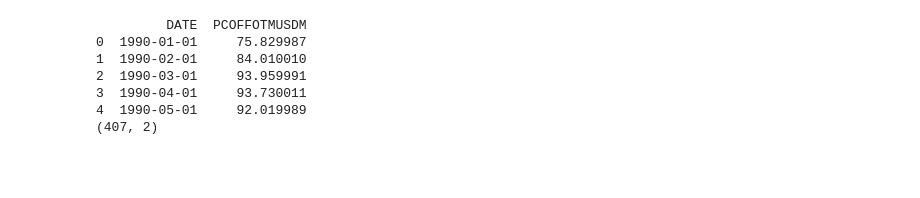
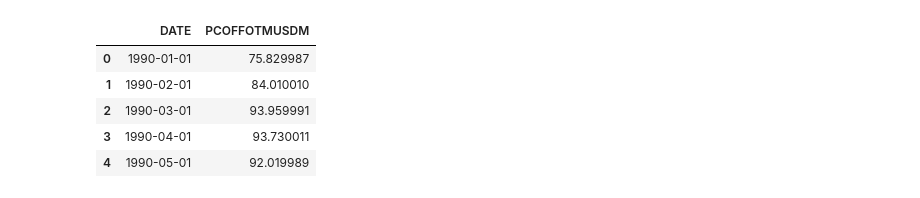
Before and after one commit to AAlbers341/project1_coffee_analysis, a Jupyter notebook: EDA/coffee_prices.ipynb, the cells around one changed output. Cells and saved outputs as stored; diff of their text form; code cells hidden in the pictures; blank space fills up the shorter version.

```diff
--- a/EDA/coffee_prices.ipynb
+++ b/EDA/coffee_prices.ipynb
@@ -7,13 +7,13 @@ from scipy import stats
 # from config import api_key
 # %%
 coffee_price = pd.read_csv('../Data/Raw/global_price_of_coffee.csv')
-print(coffee_price.head())
-print(coffee_price.shape)
+# print(coffee_price.head())
+# print(coffee_price.shape)
+coffee_price.head()
 # %% [output]
-         DATE  PCOFFOTMUSDM
-0  1990-01-01     75.829987
-1  1990-02-01     84.010010
-2  1990-03-01     93.959991
-3  1990-04-01     93.730011
-4  1990-05-01     92.019989
-(407, 2)
+|  | DATE | PCOFFOTMUSDM |
+| 0 | 1990-01-01 | 75.829987 |
+| 1 | 1990-02-01 | 84.010010 |
+| 2 | 1990-03-01 | 93.959991 |
+| 3 | 1990-04-01 | 93.730011 |
+| 4 | 1990-05-01 | 92.019989 |
```
Also changed, not shown: 3 other files.
